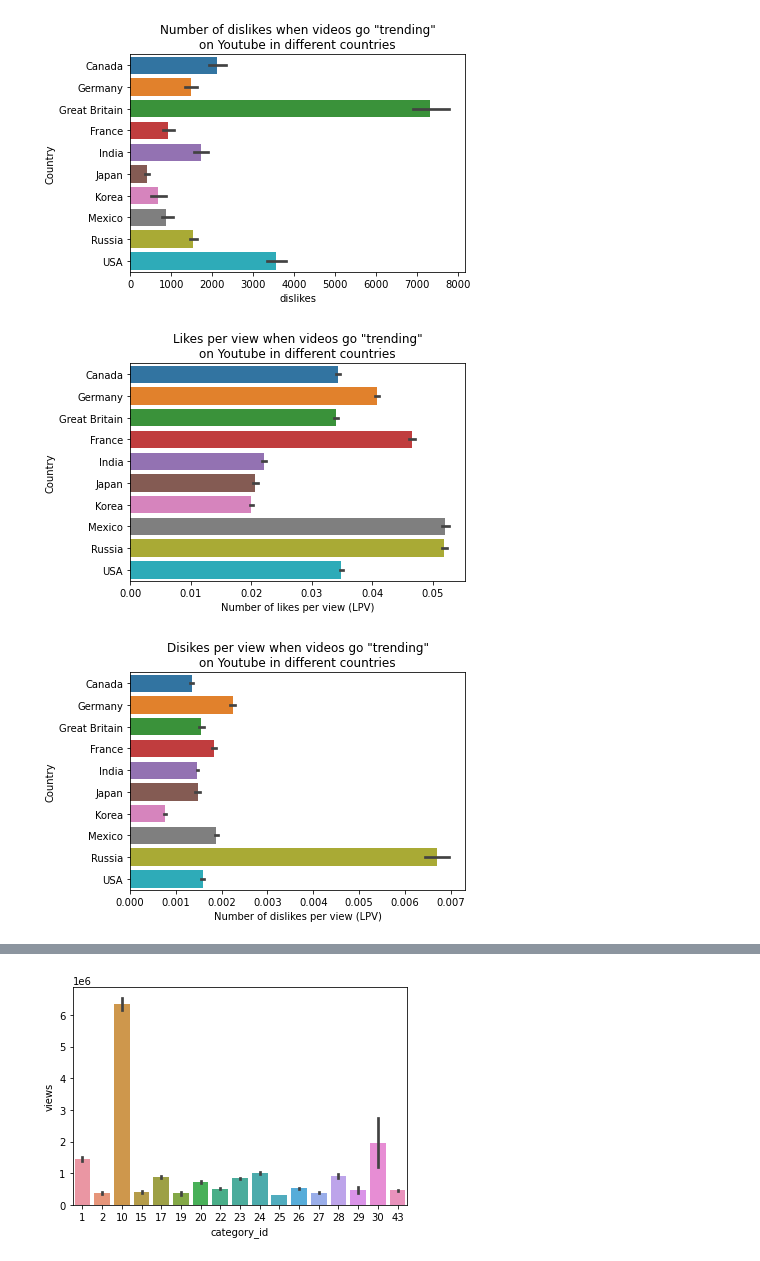
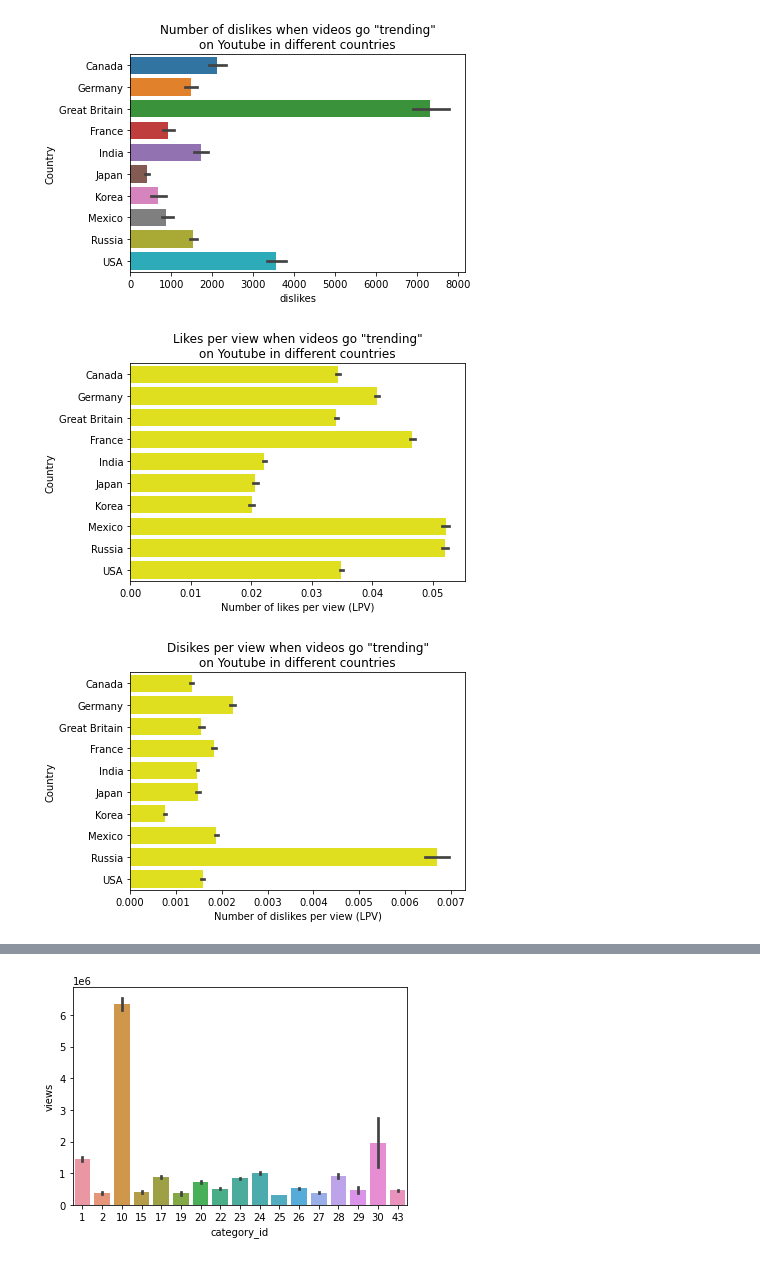
Before and after one commit to data301-2020-winter1/course-project-group_6013, a Jupyter notebook: analysis/guilherme(durvan)/milestone2.ipynb, the cells around one changed output, grey strips where cells are left out. Saved outputs shown, nothing was run; the diff lists cells and outputs as text; code cells hidden in the pictures.

Commit message:
Answered his RQ, improved task 4 file, modified plots, modified load_and_clean module

```diff
--- a/analysis/guilherme(durvan)/milestone2.ipynb
+++ b/analysis/guilherme(durvan)/milestone2.ipynb
@@ -51,22 +55,22 @@ p3 = sns.barplot(y=df['Country'],x=df['dislikes']).set_title("Number of dislikes
 # %%
 df['LPV']=df['likes']/df['views']
 df['LPV'].fillna(0)
-p4 = sns.barplot(y=df['Country'],x=df['LPV']).set_title("Likes per view when videos go \"trending\"\non Youtube in different countries" )
+p4 = sns.barplot(y=df['Country'],x=df['LPV'],color="yellow").set_title("Likes per view when videos go \"trending\"\non Youtube in different countries" )
 plot.xlabel("Number of likes per view (LPV)")
 plot.savefig('../../images/LPVcs.png')
 
 ##**The number of likes / views now looks different. Great Britain Now isn't the largest. Mexico and Russia have the most likes per view.**
 # %% [output]
-[figure, old version]
+[figure, new version]
 # %%
 df['DLPV']=df['dislikes']/df['views']
 df['DLPV'].fillna(0)
-p5 = sns.barplot(y=df['Country'],x=df['DLPV']).set_title("Disikes per view when videos go \"trending\"\non Youtube in different countries" )
+p5 = sns.barplot(y=df['Country'],x=df['DLPV'],color="yellow").set_title("Disikes per view when videos go \"trending\"\non Youtube in different countries" )
 plot.xlabel("Number of dislikes per view (LPV)")
 plot.savefig('../../images/dLPVcs.png')
 ##**Russia really stands out here with high dislikes per view compared to other countries**
 # %% [output]
-[figure, old version]
+[figure, new version]
 # %%
 #p6 = sns.FacetGrid(df, row="category_id")
 #p6.map_dataframe(sns.barplot, x=df['Country'],y=df['LPV'])
```
Also changed, not shown: parts of 5 cells of this notebook, 6 other files.
